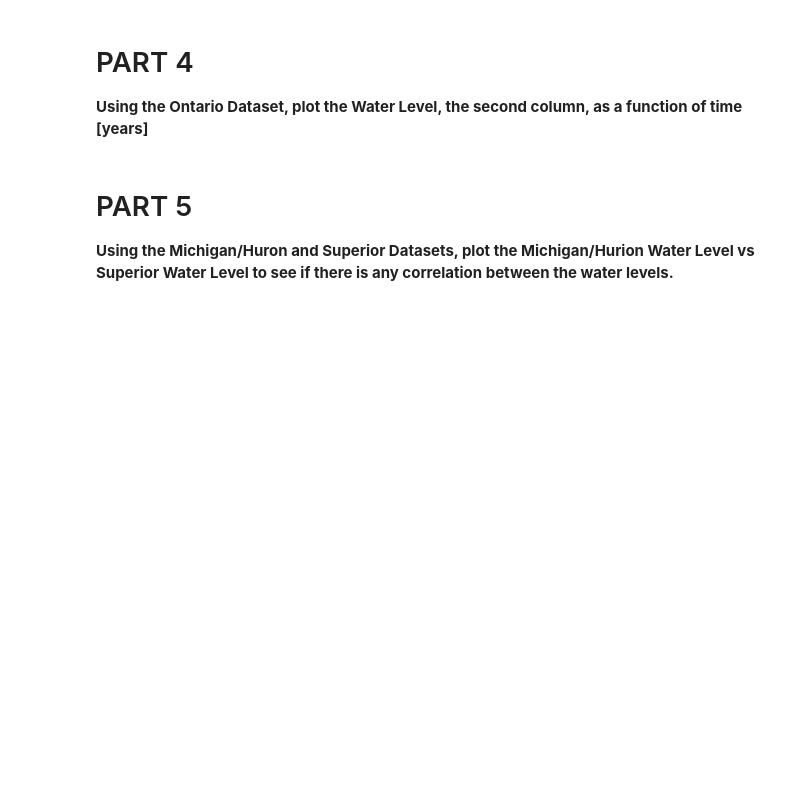
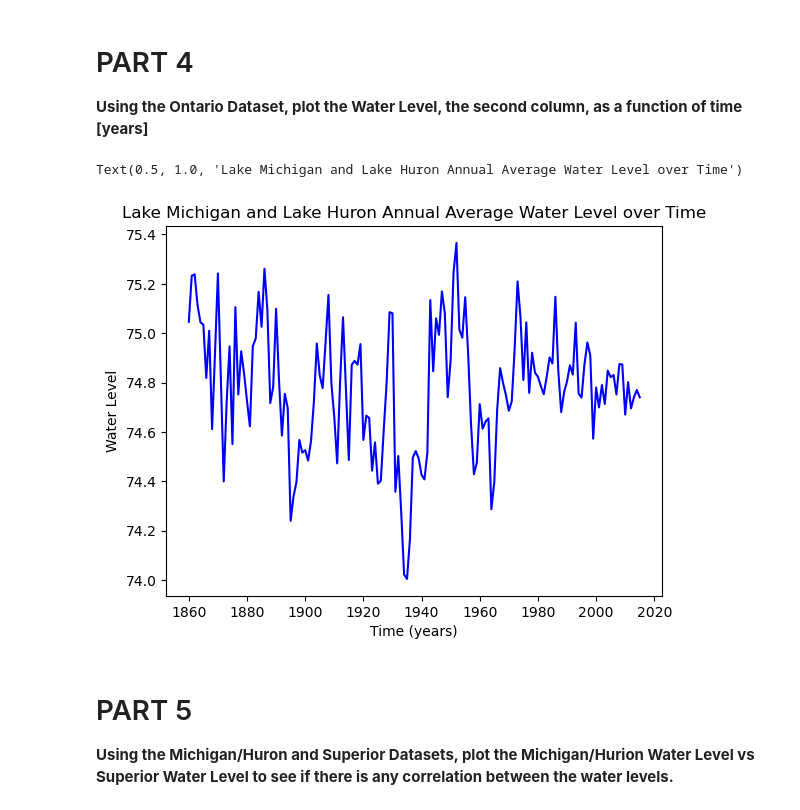
Before and after one commit to jmartiniez0z0-ship-it/CMSE202_Git_Started, a Jupyter notebook: Great_Lakes_and_Grand_River.ipynb, the cells around one changed output. Drawn from its saved outputs; the diff is of its cells as text; code cells hidden in the pictures; blank space fills up the shorter version.

```diff
--- a/Great_Lakes_and_Grand_River.ipynb
+++ b/Great_Lakes_and_Grand_River.ipynb
@@ -62,3 +60,15 @@ Text(0.5, 1.0, 'Lake Michigan and Lake Huron Annual Average Water Level over Tim
+# %%
+# Insert Code Here
+ont = pd.read_csv("ont.csv", delimiter=",")
+ont.head()
+
+plt.plot(ont["Lake Ontario annual averages"], ont["AnnAvg"], color = "blue")
+plt.xlabel("Time (years)")
+plt.ylabel("Water Level")
+plt.title("Lake Michigan and Lake Huron Annual Average Water Level over Time")
+# %% [output]
+Text(0.5, 1.0, 'Lake Michigan and Lake Huron Annual Average Water Level over Time')
+[figure, added]
 # %% [markdown]
 # PART 5
 
```
Also changed, not shown: parts of 2 cells of this notebook.
